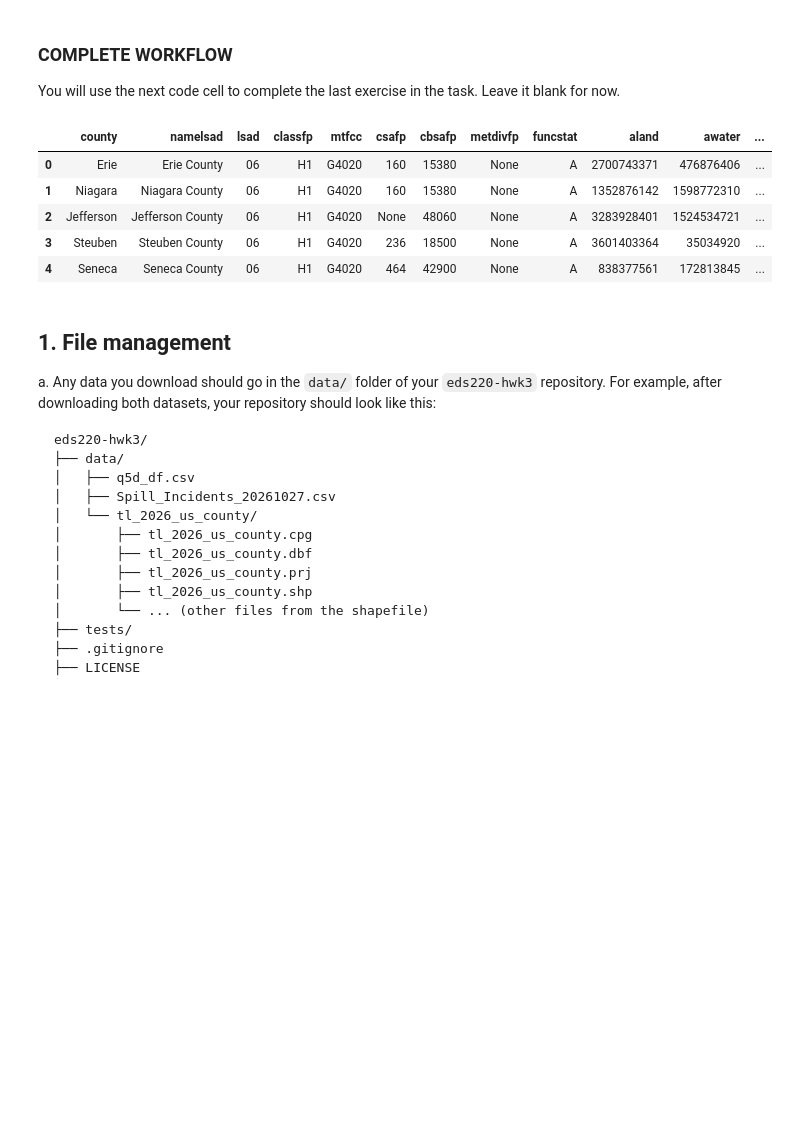
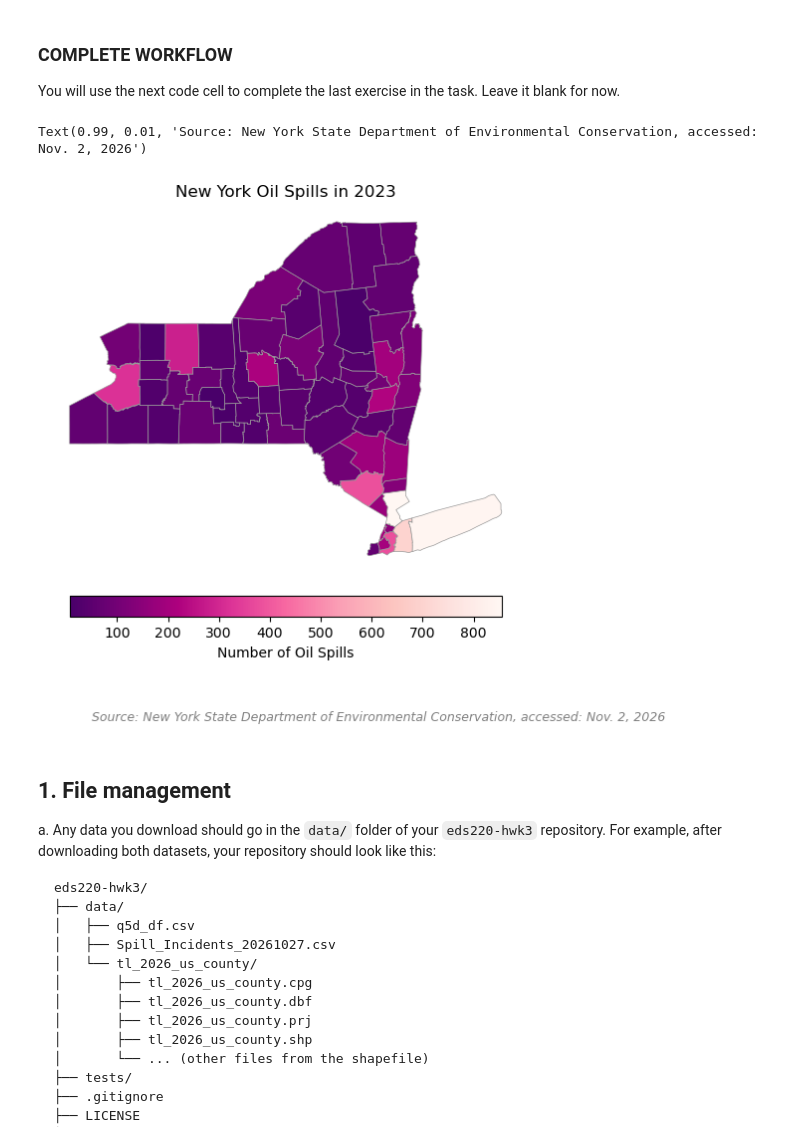
Before and after one commit to moniqueallyson/eds220-hwk3, a Jupyter notebook: hwk3-task2-spills.ipynb, the cells around one changed output. Drawn from its saved outputs; the diff is of its cells as text; code cells hidden in the pictures; blank space fills up the shorter version.

```diff
--- a/hwk3-task2-spills.ipynb
+++ b/hwk3-task2-spills.ipynb
@@ -80,67 +80,64 @@ spills_per_county = petr_23.groupby('county')['spill_number'].nunique().reset_in
 # Rename the column to n_spills
 spills_per_county = spills_per_county.rename(columns={'spill_number': 'n_spills'})
 
 # Update St Lawrence to create matching county names in both dataframes
 spills_per_county['county'] = spills_per_county['county'].replace('St Lawrence', 'St. Lawrence')
 
 # Use NY counties using state geocode
 ny_counties = counties[counties['statefp'] == '36']
 
 #Prep for merge
 ny_counties = (ny_counties.rename(columns={'name': 'county'})
                             .drop(columns=['statefp',
                                            'countyfp',
                                            'countyns',
                                            'geoid',
                                            'geoidfq']))
 
 # Reset index to match datasets for merge
 ny_counties = ny_counties.reset_index(drop=True)
 
 # # Left join using ny_counties as left df to keep geometry
 ny_spills = pd.merge(ny_counties,
                      spills_per_county,
                      how='left',
                      on='county')
 
-# Add Tuscarora Indian Reservation to Niagara county and the Onondaga Indian Reservation to Onondaga county
-ny_spills = ...
+# # Add Tuscarora Indian Reservation to Niagara county and the Onondaga Indian Reservation to Onondaga county
+# ny_spills = ...
+
+# Create choropleth map
+fig, ax = plt.subplots(figsize=(8, 6))
+
+ny_spills.plot(ax=ax,
+               column='n_spills',
+               cmap='RdPu_r',
+                      legend=True,
+               edgecolor="0.6",
+               linewidth=0.5,
+               legend_kwds={
+                   "shrink": 0.7,
+                   "label": "Number of Oil Spills",
+                   "orientation": "horizontal",
+                   "pad": 0.05})
 
 
-# # Create choropleth map
-# ny_spills.plot(ax=ax,
-#                column='n_spills',
-#                cmap='RdPu_r',
-#                       legend=True,
-#                edgecolor="0.6",
-#                linewidth=0.5,
-#                legend_kwds={
-#                    "shrink": 0.7,
-#                    "label": "Number of Oil Spills",
-#                    "orientation": "horizontal",
-#                    "pad": 0.05})
+# Add title and remove axis grid
+ax.set_title("New York Oil Spills in 2023")
+ax.set_axis_off();
 
-
-# # Add title and remove axis grid
-# ax.set_title("New York Oil Spills in 2023")
-# ax.set_axis_off();
-
-# fig.text(
-#     0.99,
-#     0.01,
-#     "Source: New York State Department of Environmental Conservation, accessed: Nov. 2, 2026",
-#     ha="right",
-#     va="bottom",
-#     fontsize=9,
-#     color="gray",
-#     style="italic")
+fig.text(
+    0.99,
+    0.01,
+    "Source: New York State Department of Environmental Conservation, accessed: Nov. 2, 2026",
+    ha="right",
+    va="bottom",
+    fontsize=9,
+    color="gray",
+    style="italic")
 # %% [output]
-|  | county | namelsad | lsad | classfp | mtfcc | csafp | cbsafp | metdivfp | funcstat | aland | awater | ... |
-| 0 | Erie | Erie County | 06 | H1 | G4020 | 160 | 15380 | None | A | 2700743371 | 476876406 | ... |
-| 1 | Niagara | Niagara County | 06 | H1 | G4020 | 160 | 15380 | None | A | 1352876142 | 1598772310 | ... |
-| 2 | Jefferson | Jefferson County | 06 | H1 | G4020 | None | 48060 | None | A | 3283928401 | 1524534721 | ... |
-| 3 | Steuben | Steuben County | 06 | H1 | G4020 | 236 | 18500 | None | A | 3601403364 | 35034920 | ... |
-| 4 | Seneca | Seneca County | 06 | H1 | G4020 | 464 | 42900 | None | A | 838377561 | 172813845 | ... |
+Text(0.99, 0.01, 'Source: New York State Department of Environmental Conservation, accessed: Nov. 2, 2026')
+[figure, added]
 # %% [markdown]
 ## 1. File management
 a. Any data you download should go in the `data/` folder of your `eds220-hwk3` repository. For example, after downloading both datasets, your repository should look like this:
```
Also changed, not shown: parts of 30 cells of this notebook.
